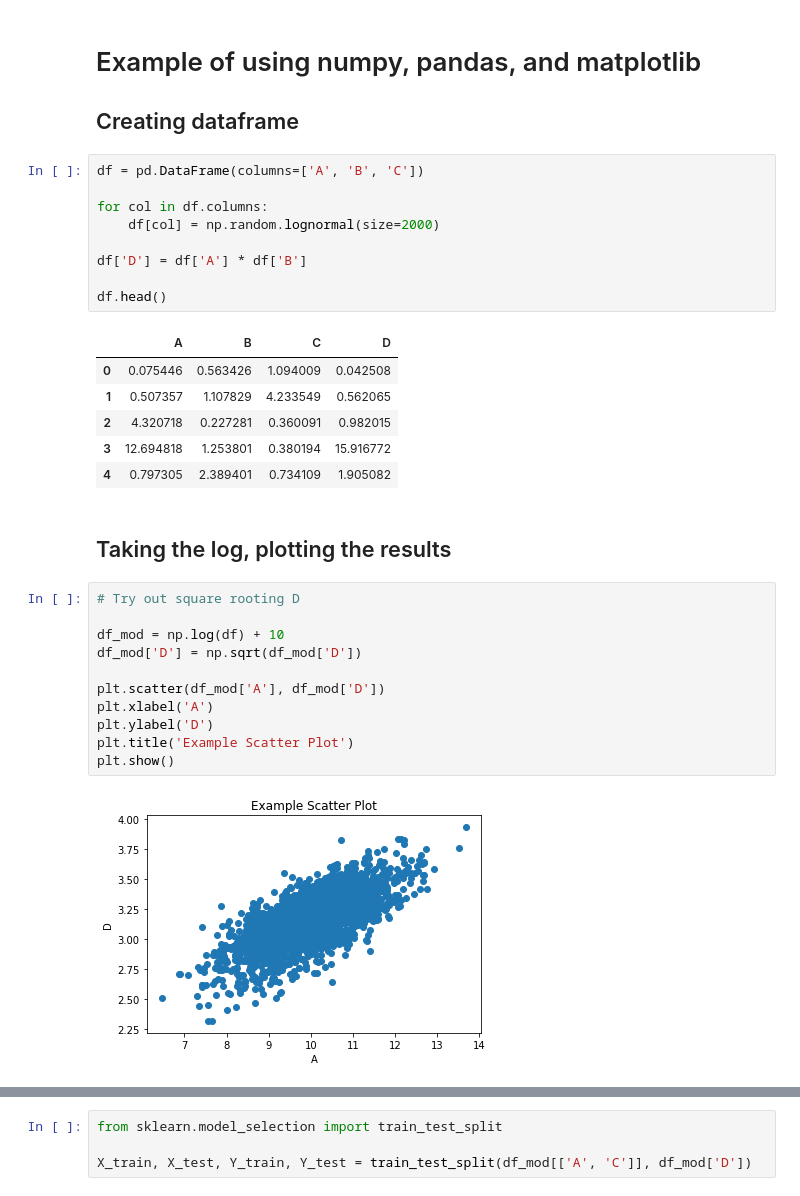
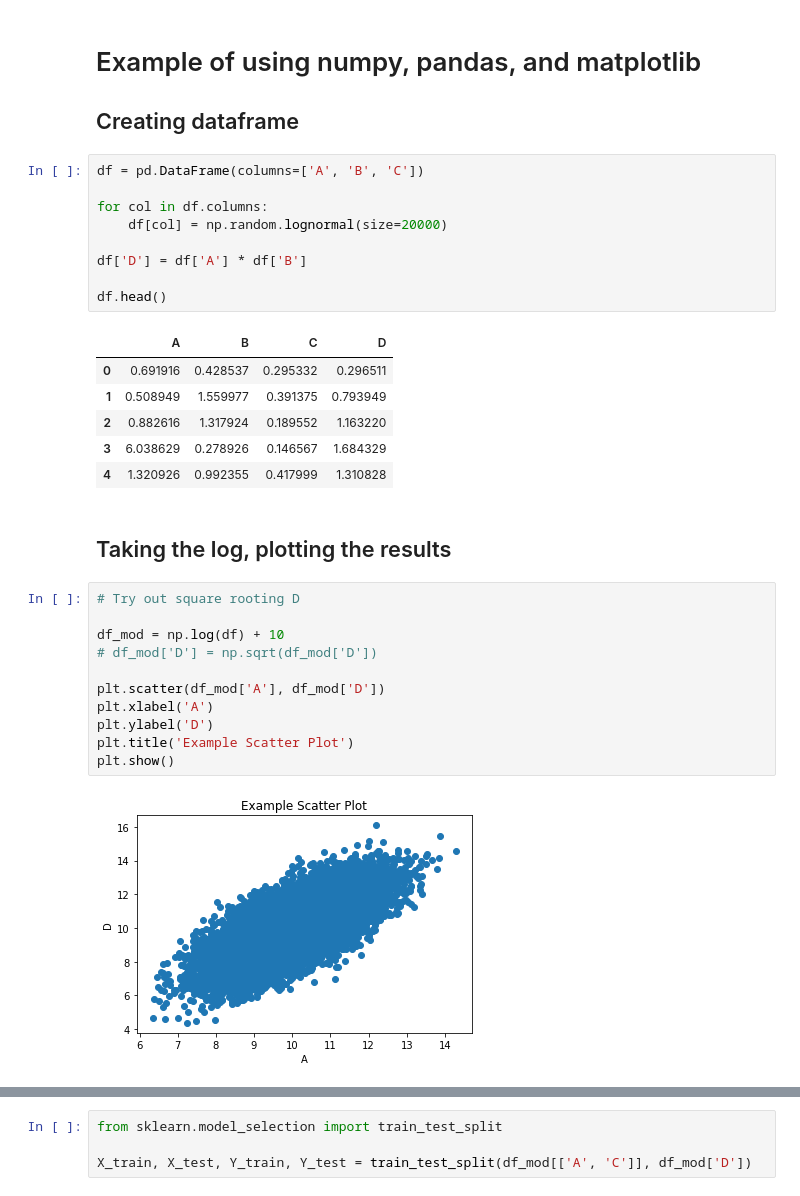
Before and after one commit to mbswirsky/git_example, a Jupyter notebook: example_notebook.ipynb, the cells around one changed output, grey strips where cells are left out. Cells and saved outputs as stored; diff of their text form.

```diff
--- a/example_notebook.ipynb
+++ b/example_notebook.ipynb
@@ -12,33 +12,33 @@ import seaborn as sns
 df = pd.DataFrame(columns=['A', 'B', 'C'])
 
 for col in df.columns:
-    df[col] = np.random.lognormal(size=2000)
+    df[col] = np.random.lognormal(size=20000)
 
 df['D'] = df['A'] * df['B']
 
 df.head()
 # %% [output]
 |  | A | B | C | D |
-| 0 | 0.075446 | 0.563426 | 1.094009 | 0.042508 |
-| 1 | 0.507357 | 1.107829 | 4.233549 | 0.562065 |
-| 2 | 4.320718 | 0.227281 | 0.360091 | 0.982015 |
-| 3 | 12.694818 | 1.253801 | 0.380194 | 15.916772 |
-| 4 | 0.797305 | 2.389401 | 0.734109 | 1.905082 |
+| 0 | 0.691916 | 0.428537 | 0.295332 | 0.296511 |
+| 1 | 0.508949 | 1.559977 | 0.391375 | 0.793949 |
+| 2 | 0.882616 | 1.317924 | 0.189552 | 1.163220 |
+| 3 | 6.038629 | 0.278926 | 0.146567 | 1.684329 |
+| 4 | 1.320926 | 0.992355 | 0.417999 | 1.310828 |
 # %% [markdown]
 ## Taking the log, plotting the results
 # %%
 # Try out square rooting D
 
 df_mod = np.log(df) + 10
-df_mod['D'] = np.sqrt(df_mod['D'])
+# df_mod['D'] = np.sqrt(df_mod['D'])
 
 plt.scatter(df_mod['A'], df_mod['D'])
 plt.xlabel('A')
 plt.ylabel('D')
 plt.title('Example Scatter Plot')
 plt.show()
 # %% [output]
-[figure, old version]
+[figure, new version]
 # %%
 plt.hist(df_mod['D'])
 plt.show()
```
Also changed, not shown: parts of 4 cells of this notebook.
